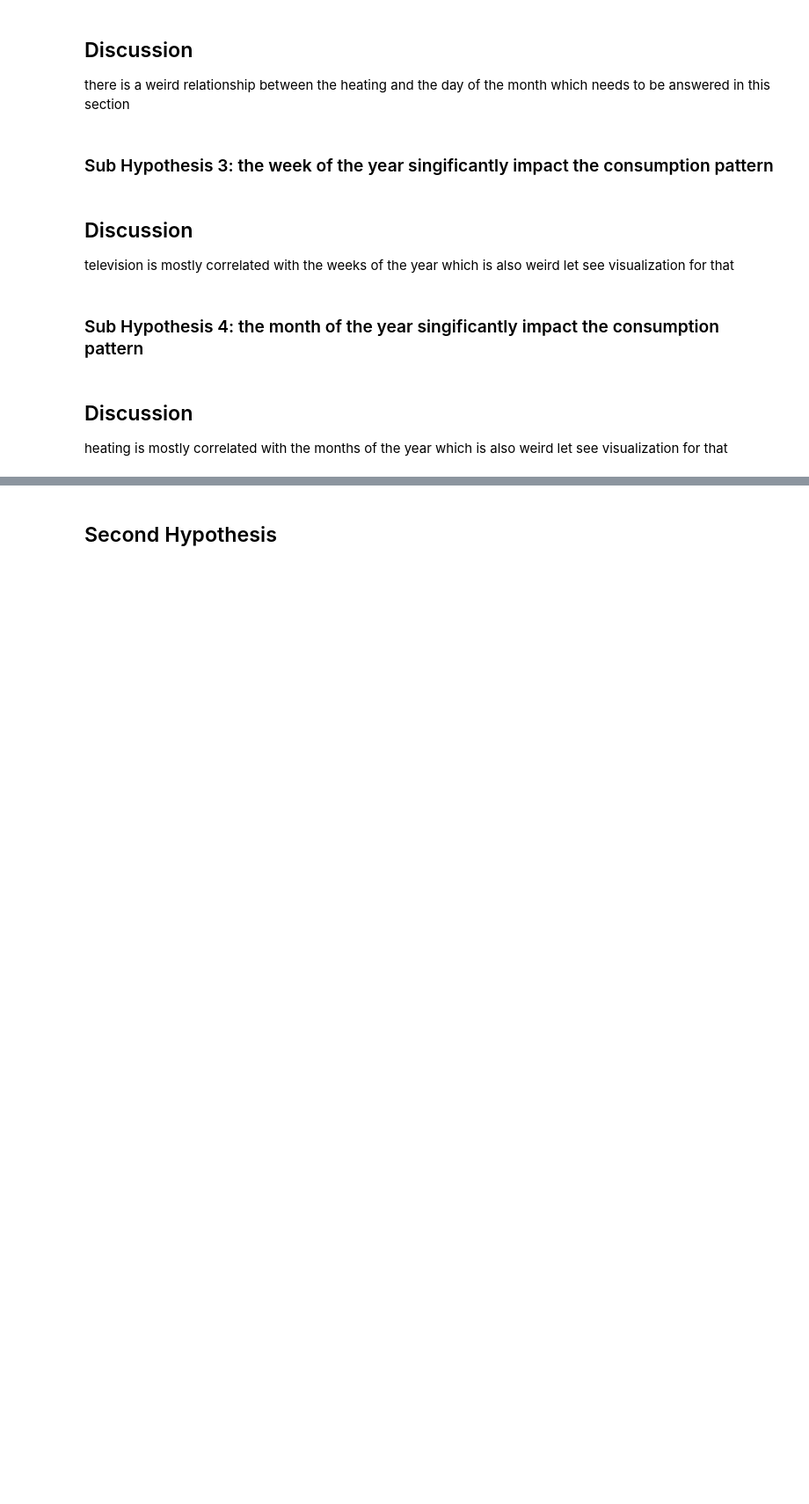
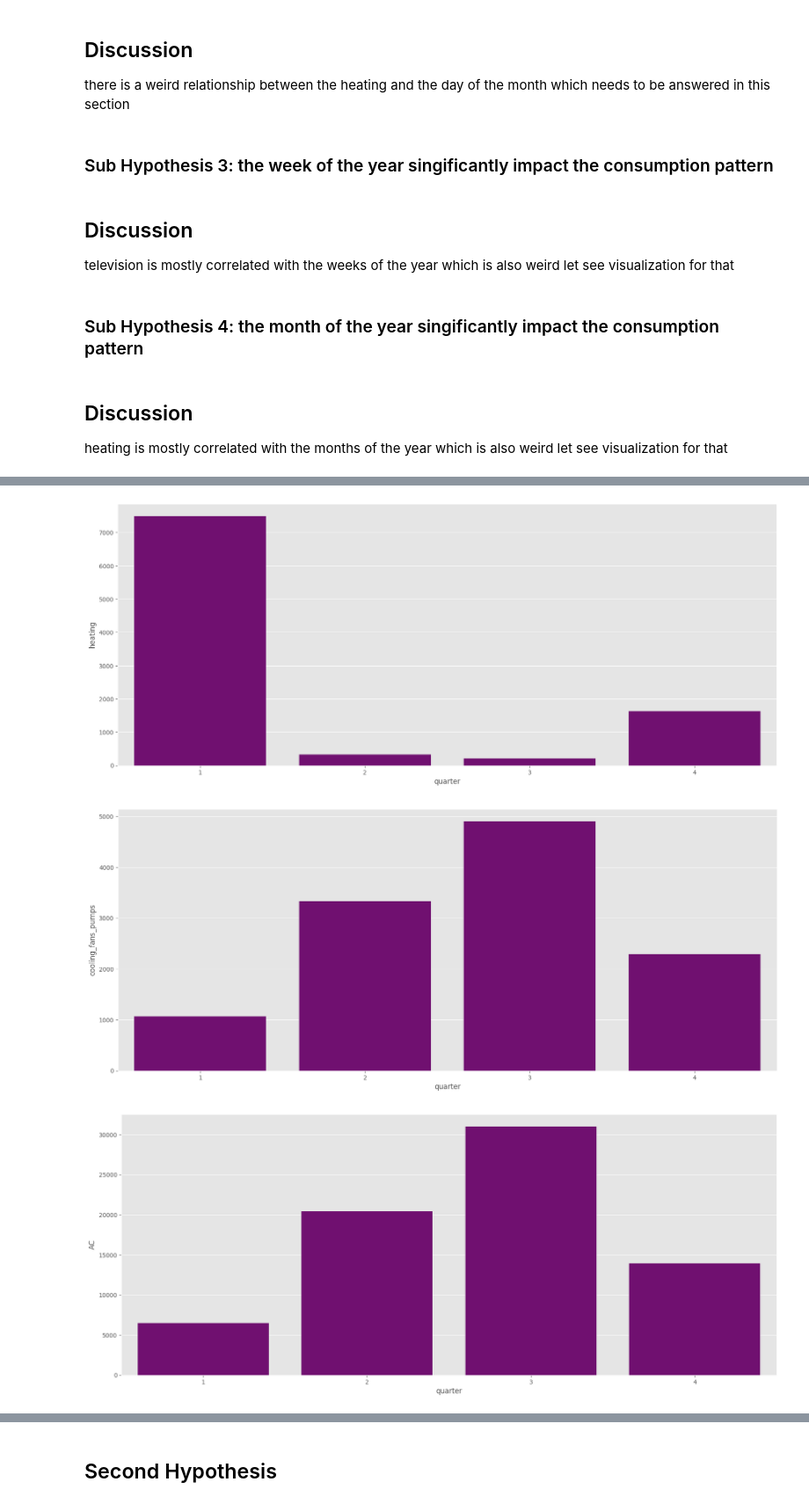
Before and after one commit to 1nuc/load-profile-decomposition, a Jupyter notebook: src/Customer_analysis/run.ipynb, the cells around one changed output, grey strips where cells are left out. Shown: that part at 88% size. Drawn from its saved outputs; the diff is of its cells as text; code cells hidden in the pictures; blank space fills up the shorter version.

```diff
--- a/src/Customer_analysis/run.ipynb
+++ b/src/Customer_analysis/run.ipynb
@@ -243,0 +264,6 @@ vis._barplot_seaborn(long_duration_m,'month of the year',"out.electricity.heatin
+# %%
+vis.long_dev_temporal_based(long_duration_m, 'quarter')
+# %% [output]
+[figure, added]
+[figure, added]
+[figure, added]
```
Also changed, not shown: parts of 12 cells of this notebook.
